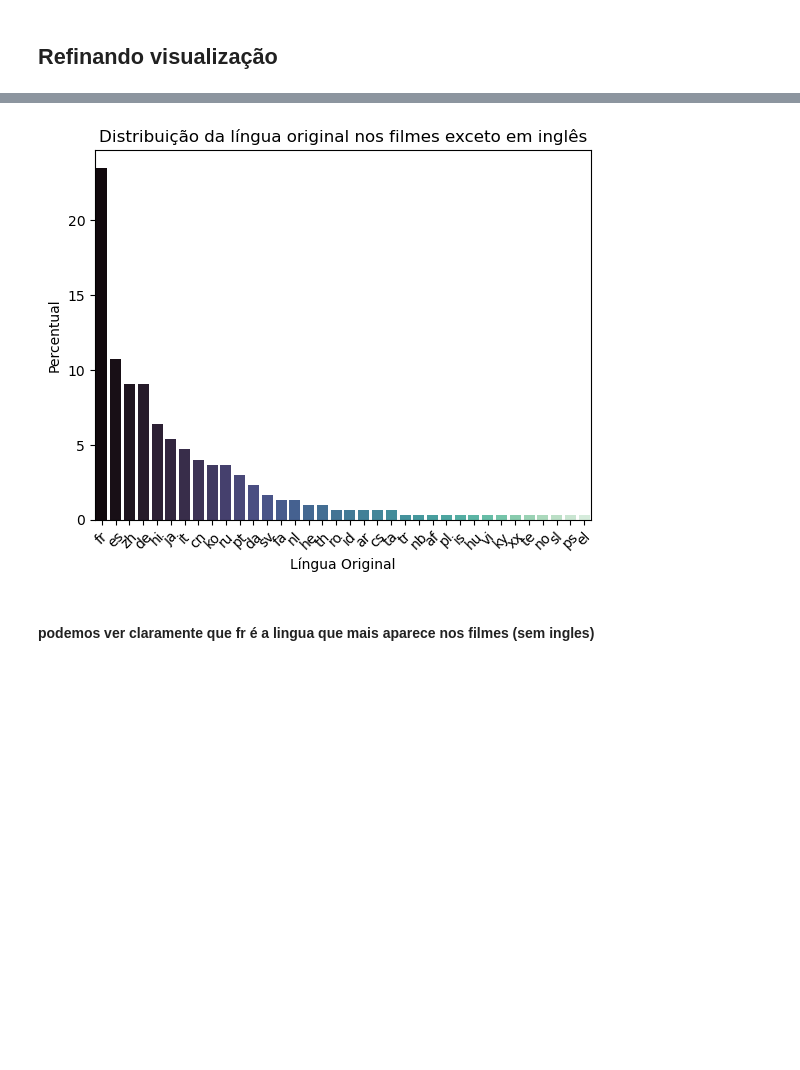
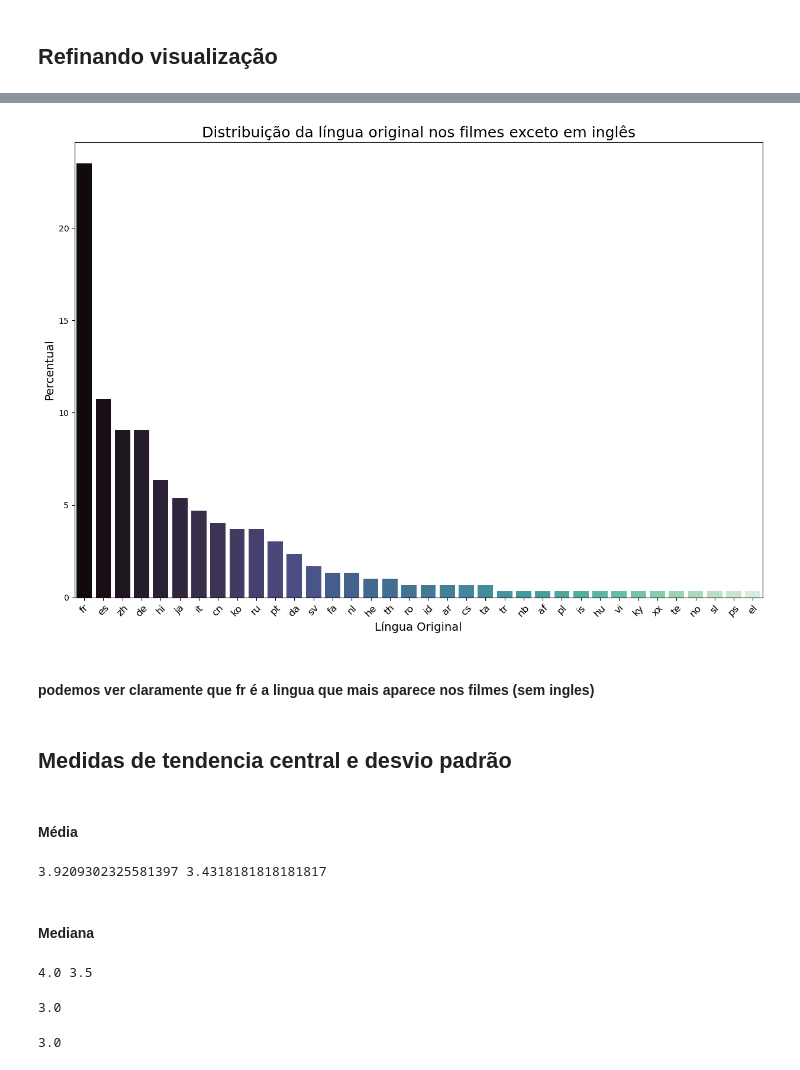
Before and after one commit to joaodamasio/datascience-explorando-analisando-dados, a Jupyter notebook: analise-movielens-TMDB.ipynb, the cells around one changed output, grey strips where cells are left out. Saved outputs shown, nothing was run; the diff lists cells and outputs as text; code cells hidden in the pictures; blank space fills up the shorter version.

Commit message:
analisando a distribuicao das notas dos filmes

```diff
--- a/analise-movielens-TMDB.ipynb
+++ b/analise-movielens-TMDB.ipynb
@@ -456,27 +456,53 @@ ps    0.003356
 el    0.003356
 Name: proportion, dtype: float64
 # %%
-# Filtrar dados que não são em inglês
+#Filtrar dados que não são em inglês
 tmdb_non_english = tmdb.query("original_language != 'en'")
 
-# Contar o número de filmes por língua original
+#Contar o número de filmes por língua original
 counts = tmdb_non_english['original_language'].value_counts()
 
-# Calcular as porcentagens
+#Calcular as porcentagens
 percentages = counts / counts.sum() * 100
 
-# Converter para DataFrame para facilitar o plot
+#Converter para DataFrame para facilitar o plot
 percentages_df = percentages.reset_index()
 percentages_df.columns = ['original_language', 'percentage']
 
-# Plotar com Seaborn
+#Tamanho da figura
+plt.figure(figsize=(15,10))
+
+#Plotar com Seaborn
 sns.barplot(data=percentages_df, x='original_language', y='percentage', palette="mako", order=total_de_outros_filmes_por_lingua.index)
-plt.title("Distribuição da língua original nos filmes exceto em inglês")
-plt.ylabel("Percentual")
-plt.xlabel("Língua Original")
-plt.xticks(rotation=45)
+plt.title("Distribuição da língua original nos filmes exceto em inglês", fontsize=18)
+plt.ylabel("Percentual", fontsize=14)
+plt.xlabel("Língua Original", fontsize=14)
+plt.xticks(rotation=45, fontsize=12)
 plt.show()
 # %% [output]
-[figure, old version]
+[figure, new version]
 # %% [markdown]
 #### podemos ver claramente que fr é a lingua que mais aparece nos filmes (sem ingles)
+# %% [markdown]
+## Medidas de tendencia central e desvio padrão
+# %% [markdown]
+#### Média
+# %%
+notas_do_toy_story = notas.query("filmeId==1")["nota"]
+notas_do_jumanji = notas.query("filmeId==2")["nota"]
+
+media_do_toy_story = notas_do_toy_story.mean()
+media_do_jumanji = notas_do_jumanji.mean()
+
+print(media_do_toy_story, media_do_jumanji)
+# %% [output]
+3.9209302325581397 3.4318181818181817
+# %% [markdown]
+#### Mediana
+# %%
+mediana_do_toy_story = notas_do_toy_story.median()
+mediana_do_jumanji = notas_do_jumanji.median()
+
+print(mediana_do_toy_story, mediana_do_jumanji)
+# %% [output]
+4.0 3.5
@@ -482,0 +511,11 @@ plt.show()
+# %%
+filme1 = [2.5] * 10 + [3.5] * 10
+filme1
+np.mean (filme1)
+# %% [output]
+3.0
+# %%
+filme2 = [5] * 10 + [1] * 10
+np.mean(filme2)
+# %% [output]
+3.0
```
Also changed, not shown: parts of 11 cells of this notebook.
